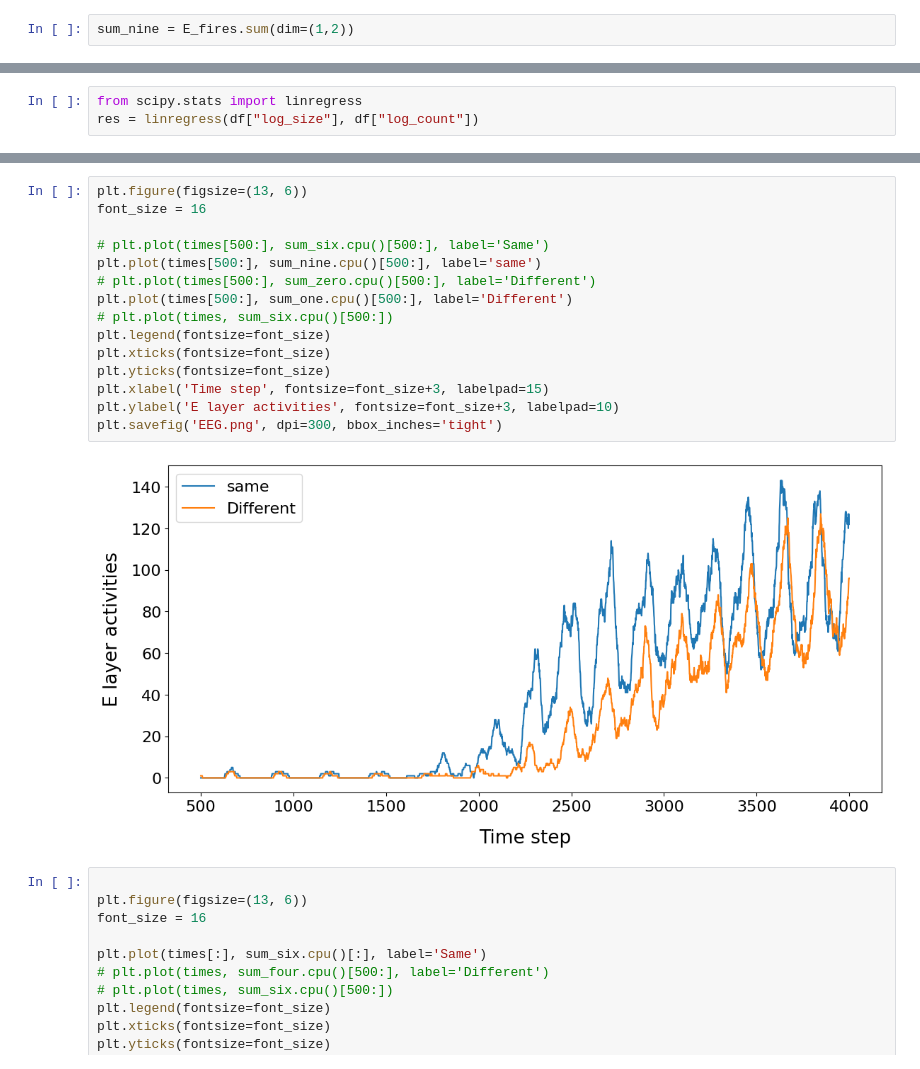
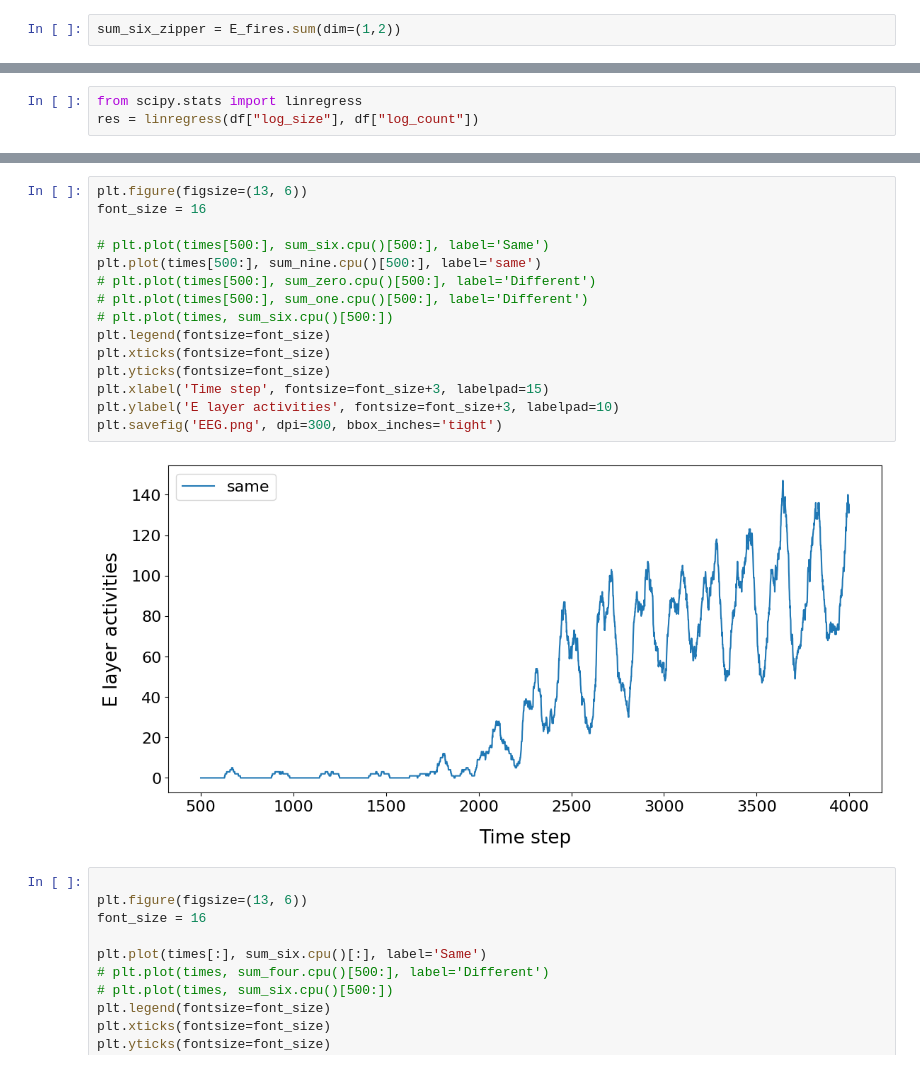
Before and after one commit to hhsherlock/Spiking_NN, a Jupyter notebook: mnst_learn/calculation.ipynb, the cells around one changed output, grey strips where cells are left out. Cells and saved outputs as stored; diff of their text form.

```diff
--- a/mnst_learn/calculation.ipynb
+++ b/mnst_learn/calculation.ipynb
@@ -707,3 +690,3 @@ tensor([[0., 0., 0., 0., 0., 0., 0., 0., 0., 0., 0., 0., 0., 0., 0., 0., 0., 0.,
 # %%
-sum_nine = E_fires.sum(dim=(1,2))
+sum_six_zipper = E_fires.sum(dim=(1,2))
 # %%
@@ -903,20 +829,20 @@ DFA exponent: 1.528282271597643
 # %%
 plt.figure(figsize=(13, 6))
 font_size = 16
 
 # plt.plot(times[500:], sum_six.cpu()[500:], label='Same')
 plt.plot(times[500:], sum_nine.cpu()[500:], label='same')
 # plt.plot(times[500:], sum_zero.cpu()[500:], label='Different')
-plt.plot(times[500:], sum_one.cpu()[500:], label='Different')
+# plt.plot(times[500:], sum_one.cpu()[500:], label='Different')
 # plt.plot(times, sum_six.cpu()[500:])
 plt.legend(fontsize=font_size)
 plt.xticks(fontsize=font_size)
 plt.yticks(fontsize=font_size)
 plt.xlabel('Time step', fontsize=font_size+3, labelpad=15)
 plt.ylabel('E layer activities', fontsize=font_size+3, labelpad=10)
 plt.savefig('EEG.png', dpi=300, bbox_inches='tight')
 # %% [output]
-[figure, old version]
+[figure, new version]
 # %%
 
 plt.figure(figsize=(13, 6))
```
Also changed, not shown: parts of 26 cells of this notebook, 6 other files.
